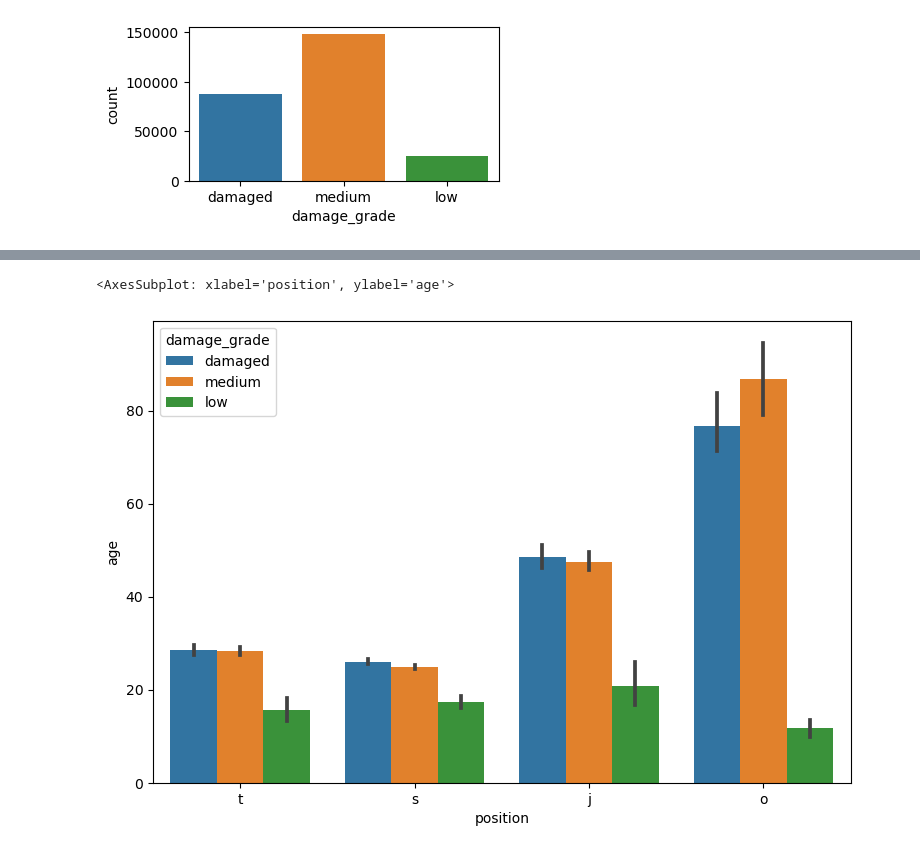
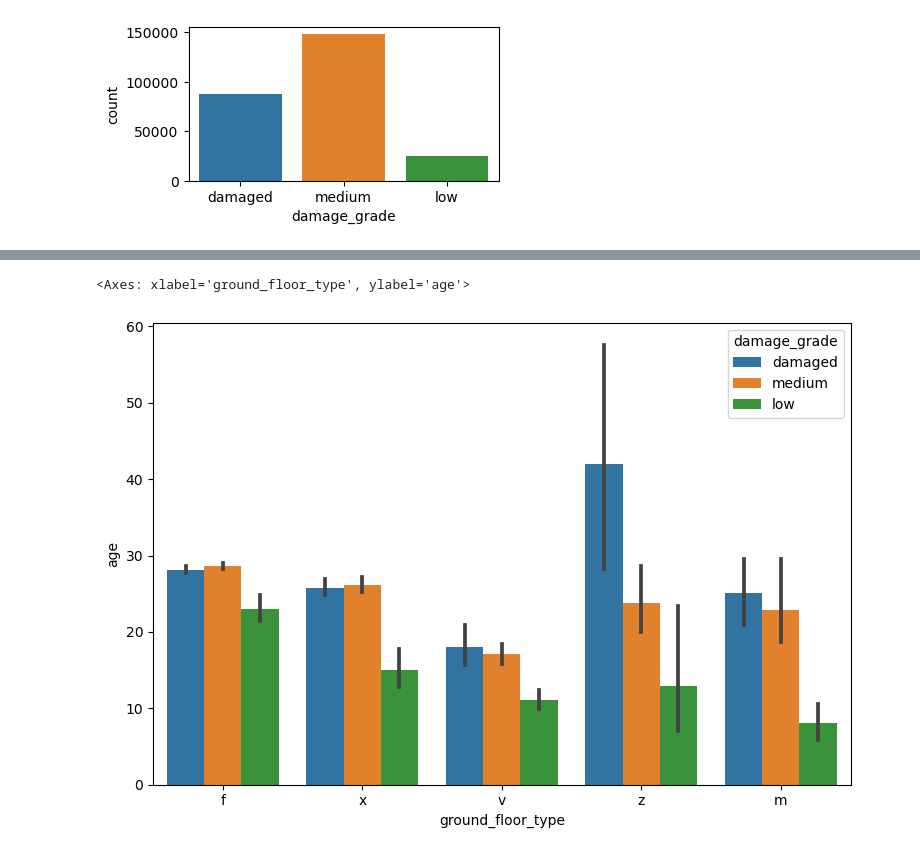
Before and after one commit to Teetee-lab/Richter-s-Predictor-ModelingEarthquakeDamage, a Jupyter notebook: Main_Project_Notebook.ipynb, the cells around one changed output, grey strips where cells are left out. Drawn from its saved outputs; the diff is of its cells as text; code cells hidden in the pictures.

```diff
--- a/Main_Project_Notebook.ipynb
+++ b/Main_Project_Notebook.ipynb
@@ -326,7 +326,7 @@ sns.barplot(data=train_df, x=train_df['plan_configuration'], y = train_df['age']
 # %%
 plt.figure(figsize = (9,6))
-sns.barplot(data=train_df, x=train_df['position'], y = train_df['age'],
+sns.barplot(data=train_df, x=train_df['ground_floor_type'], y = train_df['age'],
             hue = train_df['damage_grade'])
 # %% [output]
-<AxesSubplot: xlabel='position', ylabel='age'>
+<Axes: xlabel='ground_floor_type', ylabel='age'>
-[figure, old version]
+[figure, new version]
```
Also changed, not shown: parts of 9 cells of this notebook.
